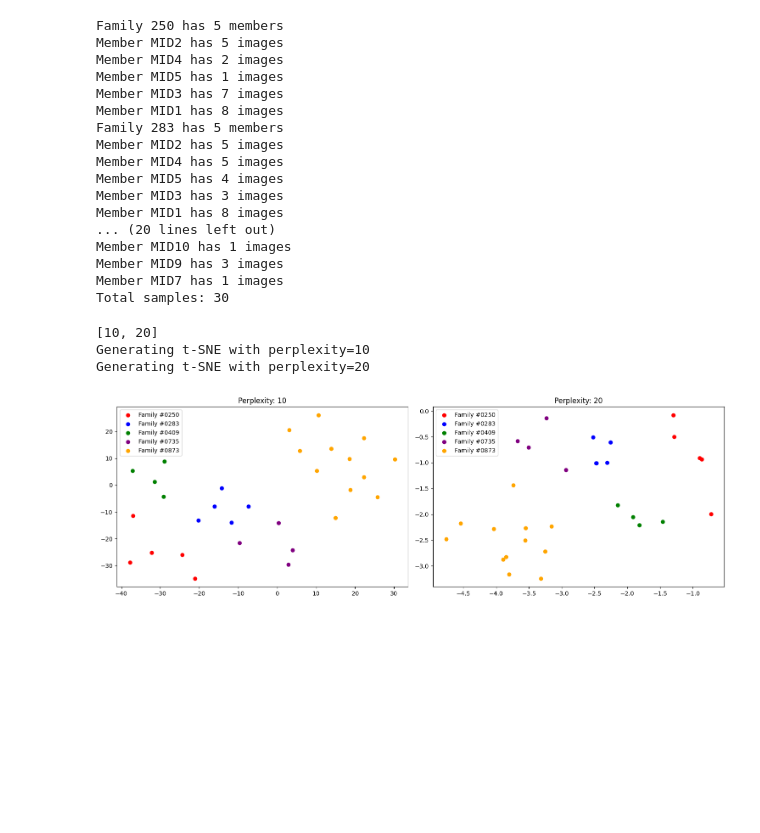
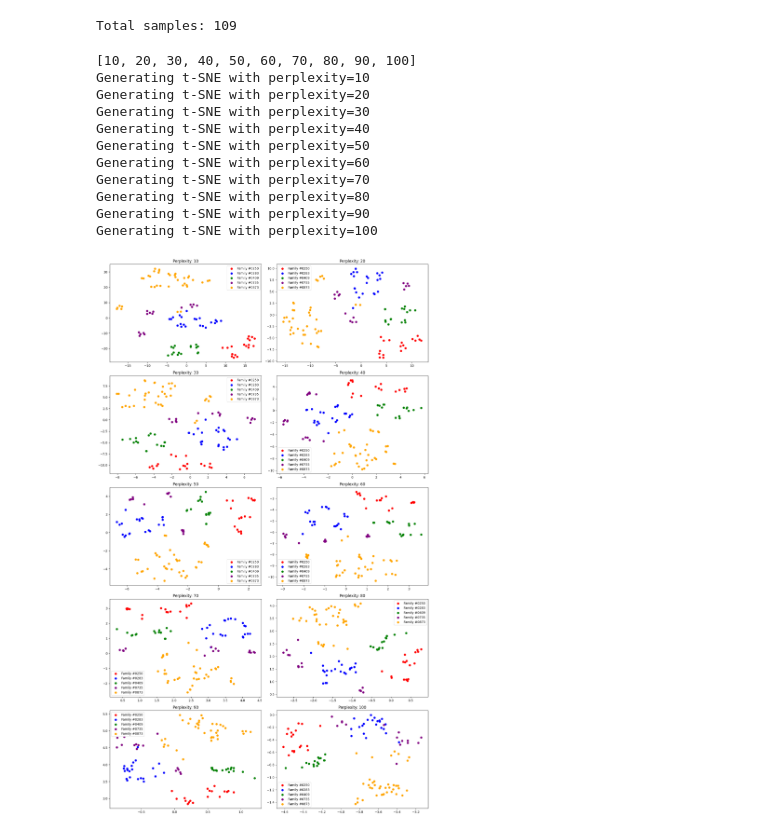
Before and after one commit to vitalwarley/research, a Jupyter notebook: notebooks/tsne.ipynb, the cells around one changed output. Cells and saved outputs as stored; diff of their text form; code cells hidden in the pictures; blank space fills up the shorter version.

```diff
--- a/notebooks/tsne.ipynb
+++ b/notebooks/tsne.ipynb
@@ -120,34 +120,27 @@ def parser():
 # %%
 if IS_NOTEBOOK:
     if __name__ == "__main__":
         args = parser()
         run(**vars(args))
 else:
-    root_dir = Path(HERE, "../rfiw2021/Track1/Validation/val-faces")
+    # root_dir = Path(HERE, "../rfiw2021/Track1/Validation/val-faces")
+    root_dir = Path(HERE, "../datasets/facornet/images/Validation_A/val-faces")
     batch_size = 40
     save_path = Path(HERE, "../rfiw2021/Track1/model_track1.pth")
     plot_path = ""
-    model, val_loader = setup(root_dir, batch_size, samples_per_member=1, save_path=save_path)
+    model, val_loader = setup(root_dir, batch_size, samples_per_member=5, save_path=save_path)
     run(model, val_loader, plot_path)
 # %% [output]
-Family 250 has 5 members
-Member MID2 has 5 images
-Member MID4 has 2 images
-Member MID5 has 1 images
-Member MID3 has 7 images
-Member MID1 has 8 images
-Family 283 has 5 members
-Member MID2 has 5 images
-Member MID4 has 5 images
-Member MID5 has 4 images
-Member MID3 has 3 images
-Member MID1 has 8 images
-... (20 lines left out)
-Member MID10 has 1 images
-Member MID9 has 3 images
-Member MID7 has 1 images
-Total samples: 30
+Total samples: 109
-[10, 20]
+[10, 20, 30, 40, 50, 60, 70, 80, 90, 100]
 Generating t-SNE with perplexity=10
 Generating t-SNE with perplexity=20
+Generating t-SNE with perplexity=30
+Generating t-SNE with perplexity=40
+Generating t-SNE with perplexity=50
+Generating t-SNE with perplexity=60
+Generating t-SNE with perplexity=70
+Generating t-SNE with perplexity=80
+Generating t-SNE with perplexity=90
+Generating t-SNE with perplexity=100
-[figure, old version]
+[figure, new version]
```
Also changed, not shown: parts of 1 cell of this notebook, 12 other files.
